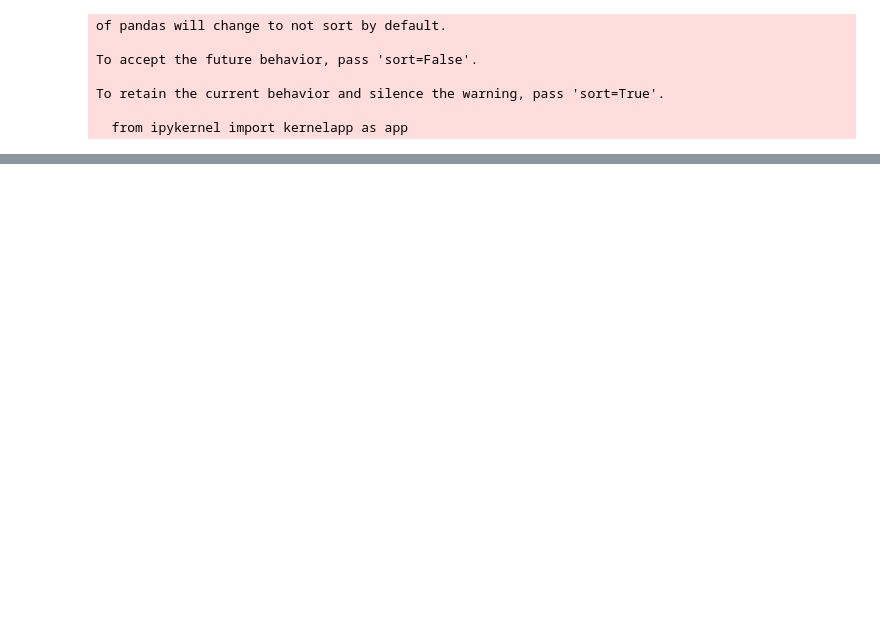
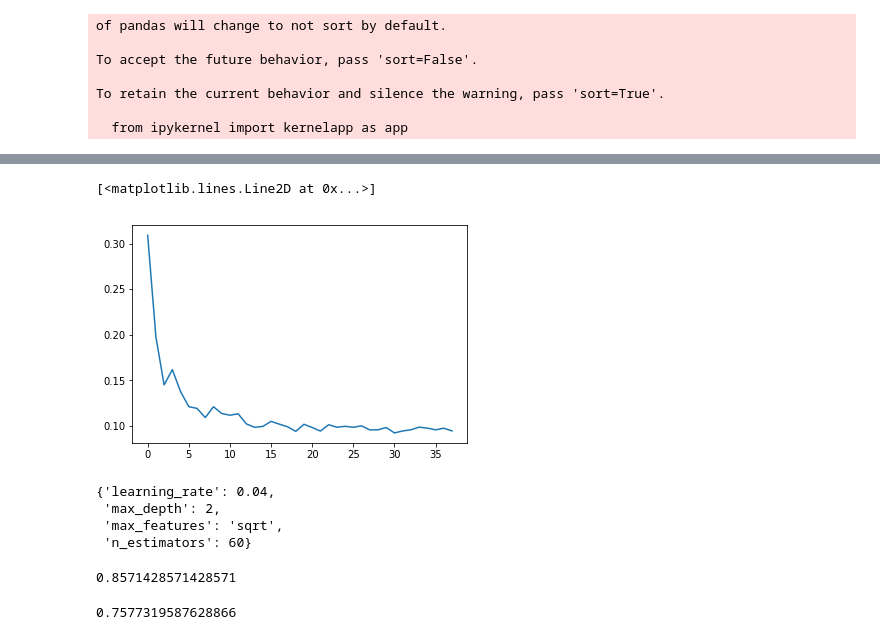
Before and after one commit to marcussteele/nba_churn, a Jupyter notebook: Untitled.ipynb, the cells around one changed output, grey strips where cells are left out. Drawn from its saved outputs; the diff is of its cells as text; code cells hidden in the pictures; blank space fills up the shorter version.

```diff
--- a/Untitled.ipynb
+++ b/Untitled.ipynb
@@ -198,0 +133,2 @@ subset[subset['Salary'].isna()]
+# %%
+subset1 = subset.drop(['Pos','Yrs','Type'],axis=1)
@@ -198,0 +179,15 @@ subset[subset['Salary'].isna()]
+# %%
+X = subset1.drop('Churn',axis=1)
+y = subset1['Churn']
+scaler = StandardScaler()
+scaler.fit(X)
+scaled_X = scaler.transform(X)
+# %%
+x = np.linspace(1,39,39)
+scores = []
+for k in range(2,40):
+    km = KMeans(n_clusters=k)
+    km.fit(scaled_X,y)
+    labels = km.predict(scaled_X)
+    scores.append(silhouette_score(scaled_X,labels))
+scores
@@ -198,0 +212,5 @@ subset[subset['Salary'].isna()]
+# %%
+plt.plot(scores)
+# %% [output]
+[<matplotlib.lines.Line2D at 0x...>]
+[figure, added]
@@ -198,0 +240,24 @@ subset[subset['Salary'].isna()]
+# %%
+params0 = {'learning_rate':[0.03,0.04,0.05,0.06,0.07,0.08],
+          'n_estimators':[45,50,55,60,75],
+          'max_depth':[2,3,4,5,6,7,8],
+          'max_features':[None,'sqrt','auto']}
+gbc = GradientBoostingClassifier()
+gs0 = GridSearchCV(gbc,param_grid=params0,scoring='f1',cv=3).fit(X0_train,y0_train)
+gs0.best_params_
+# %% [output]
+{'learning_rate': 0.04,
+ 'max_depth': 2,
+ 'max_features': 'sqrt',
+ 'n_estimators': 60}
+# %%
+gbc = GradientBoostingClassifier(learning_rate=0.04 ,max_features='sqrt',max_depth=2,n_estimators=60)
+gbc.fit(X0_train,y0_train)
+pred0 = gbc.predict(X0_test)
+f1_score(y0_test,pred0)
+# %% [output]
+0.8571428571428571
+# %%
+sum(pred0==y0_test)/len(pred0)
+# %% [output]
+0.7577319587628866
```
Also changed, not shown: parts of 73 cells of this notebook.
